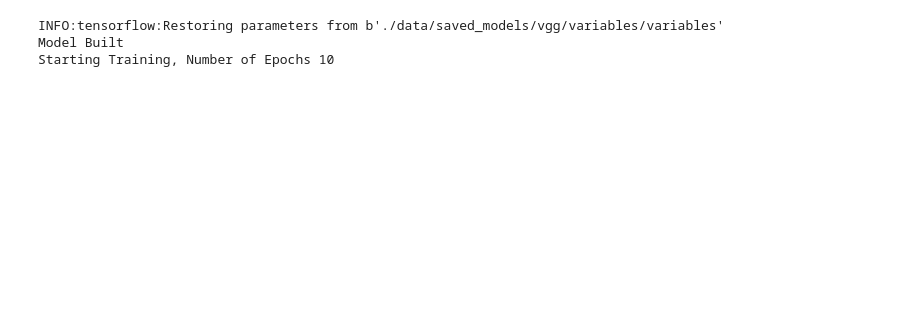
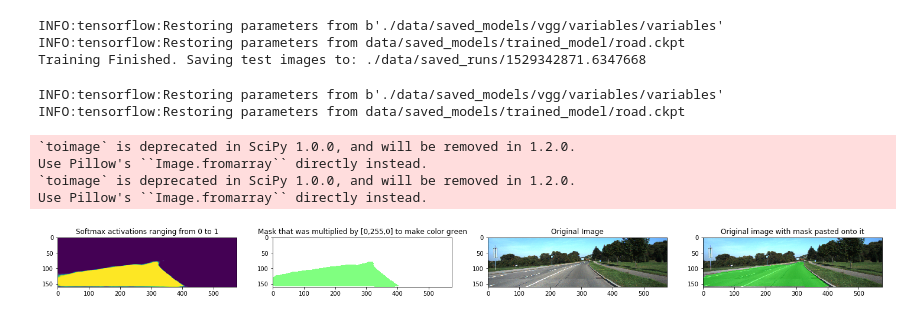
Before and after one commit to pablovela5620/CarND-Semantic-Segmentation, a Jupyter notebook: KITTI_Segmentation.ipynb, the cells around one changed output. Drawn from its saved outputs; the diff is of its cells as text; code cells hidden in the pictures; blank space fills up the shorter version.

Commit message:
Modified read me to show gif of run after model has been trained, also replaced python script main with jupyter notebook for better understanding

```diff
--- a/KITTI_Segmentation.ipynb
+++ b/KITTI_Segmentation.ipynb
@@ -197,5 +195,5 @@ def run():
 # %%
-def predict_single_image(image_dir):
+def predict_single_image(image_dir, saved_model_dir):
     image_shape = (160, 576)
 
     # Read image from directory, convert it from BGR to RGB, resize it to image_shape
@@ -212,7 +210,7 @@ def predict_single_image(image_dir):
 
     # Load previously trained model
     saver = tf.train.Saver()
-    saver.restore(sess, MODEL_DIR)
+    saver.restore(sess, saved_model_dir)
 
     # To visualize results
     f, (ax1, ax2, ax3, ax4) = plt.subplots(1, 4, figsize=(25,15))
@@ -242,9 +240,3 @@ def predict_single_image(image_dir):
     street_im.paste(mask, box=None, mask=mask)
     ax4.imshow(street_im)
     ax4.set_title('Original image with mask pasted onto it')
-# %%
-run()
-# %% [output]
-INFO:tensorflow:Restoring parameters from b'./data/saved_models/vgg/variables/variables'
-Model Built
-Starting Training, Number of Epochs 10
@@ -251,3 +261,20 @@ Starting Training, Number of Epochs 10
+# %%
+if TRAINING_FLAG:
+    run()
+else:
+    save_samples('data/saved_models/trained_model/road.ckpt')
+# %% [output]
+INFO:tensorflow:Restoring parameters from b'./data/saved_models/vgg/variables/variables'
+INFO:tensorflow:Restoring parameters from data/saved_models/trained_model/road.ckpt
+Training Finished. Saving test images to: ./data/saved_runs/1529342871.6347668
 # %%
-image_dir = 'data/images/testing/image_2/umm_000006.png'
-predict_single_image(image_dir)
+image_dir = 'data/images/testing/image_2/umm_000048.png'
+predict_single_image(image_dir, saved_model_dir='data/saved_models/trained_model/road.ckpt')
+# %% [output]
+INFO:tensorflow:Restoring parameters from b'./data/saved_models/vgg/variables/variables'
+INFO:tensorflow:Restoring parameters from data/saved_models/trained_model/road.ckpt
+`toimage` is deprecated in SciPy 1.0.0, and will be removed in 1.2.0.
+Use Pillow's ``Image.fromarray`` directly instead.
+`toimage` is deprecated in SciPy 1.0.0, and will be removed in 1.2.0.
+Use Pillow's ``Image.fromarray`` directly instead.
+[figure, added]
```
Also changed, not shown: parts of 3 cells of this notebook, 4 other files.
